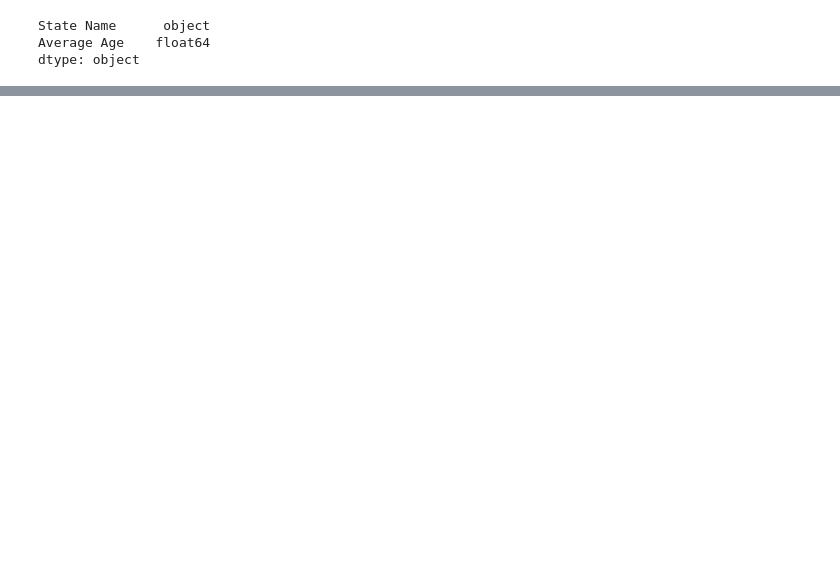
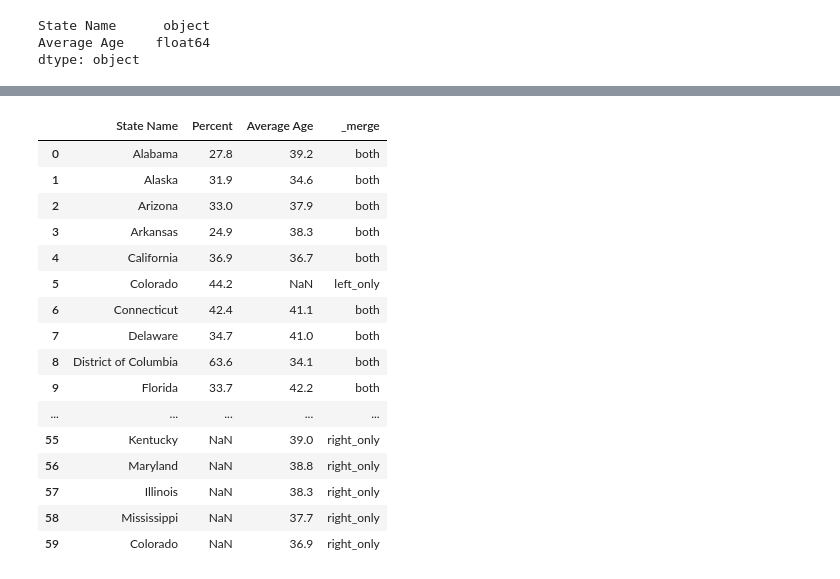
Before and after one commit to XiaoLiang28/vis, a Jupyter notebook: ps3.ipynb, the cells around one changed output, grey strips where cells are left out. Cells and saved outputs as stored; diff of their text form; code cells hidden in the pictures; blank space fills up the shorter version.

```diff
--- a/ps3.ipynb
+++ b/ps3.ipynb
@@ -165,0 +223,21 @@ KeyError: ignored
+# %%
+mergedOuter = pd.merge(edu2020, age2020, how='outer', on=['State Name'],indicator=True)
+mergedOuter
+# %% [output]
+|  | State Name | Percent | Average Age | _merge |
+| 0 | Alabama | 27.8 | 39.2 | both |
+| 1 | Alaska | 31.9 | 34.6 | both |
+| 2 | Arizona | 33.0 | 37.9 | both |
+| 3 | Arkansas | 24.9 | 38.3 | both |
+| 4 | California | 36.9 | 36.7 | both |
+| 5 | Colorado | 44.2 | NaN | left_only |
+| 6 | Connecticut | 42.4 | 41.1 | both |
+| 7 | Delaware | 34.7 | 41.0 | both |
+| 8 | District of Columbia | 63.6 | 34.1 | both |
+| 9 | Florida | 33.7 | 42.2 | both |
+| ... | ... | ... | ... | ... |
+| 55 | Kentucky | NaN | 39.0 | right_only |
+| 56 | Maryland | NaN | 38.8 | right_only |
+| 57 | Illinois | NaN | 38.3 | right_only |
+| 58 | Mississippi | NaN | 37.7 | right_only |
+| 59 | Colorado | NaN | 36.9 | right_only |
```
Also changed, not shown: parts of 17 cells of this notebook.
